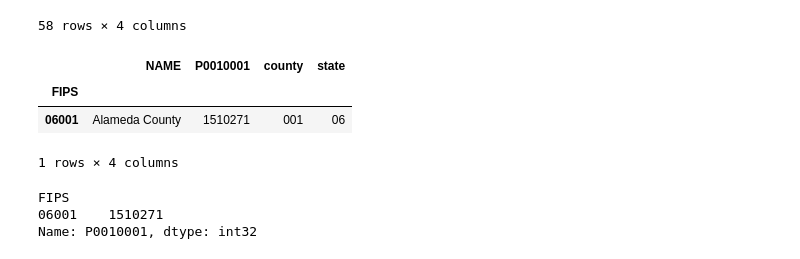
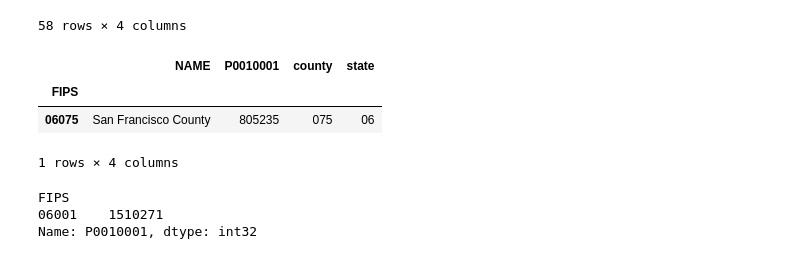
Before and after one commit to prabhamatta/Analyzing-Open-Data, a Jupyter notebook: notebooks/Day_05_B_Geographical_Hierarchies.ipynb, the cells around one changed output. Cells and saved outputs as stored; diff of their text form; code cells hidden in the pictures.

```diff
--- a/notebooks/Day_05_B_Geographical_Hierarchies.ipynb
+++ b/notebooks/Day_05_B_Geographical_Hierarchies.ipynb
@@ -392,11 +392,11 @@ counties_df[counties_df.state=='06']
 | 06115 | Yuba County | 72155 | 115 | 06 |
 58 rows × 4 columns
 # %%
-counties_df[counties_df.NAME == 'Alameda County']
+counties_df[counties_df.NAME == 'San Francisco County']
 # %% [output]
 |  | NAME | P0010001 | county | state |
 | FIPS |  |  |  |  |
-| 06001 | Alameda County | 1510271 | 001 | 06 |
+| 06075 | San Francisco County | 805235 | 075 | 06 |
 1 rows × 4 columns
 # %%
 counties_df[counties_df.NAME == 'Alameda County']['P0010001']
```
Also changed, not shown: parts of 3 cells of this notebook, 23 other files.
